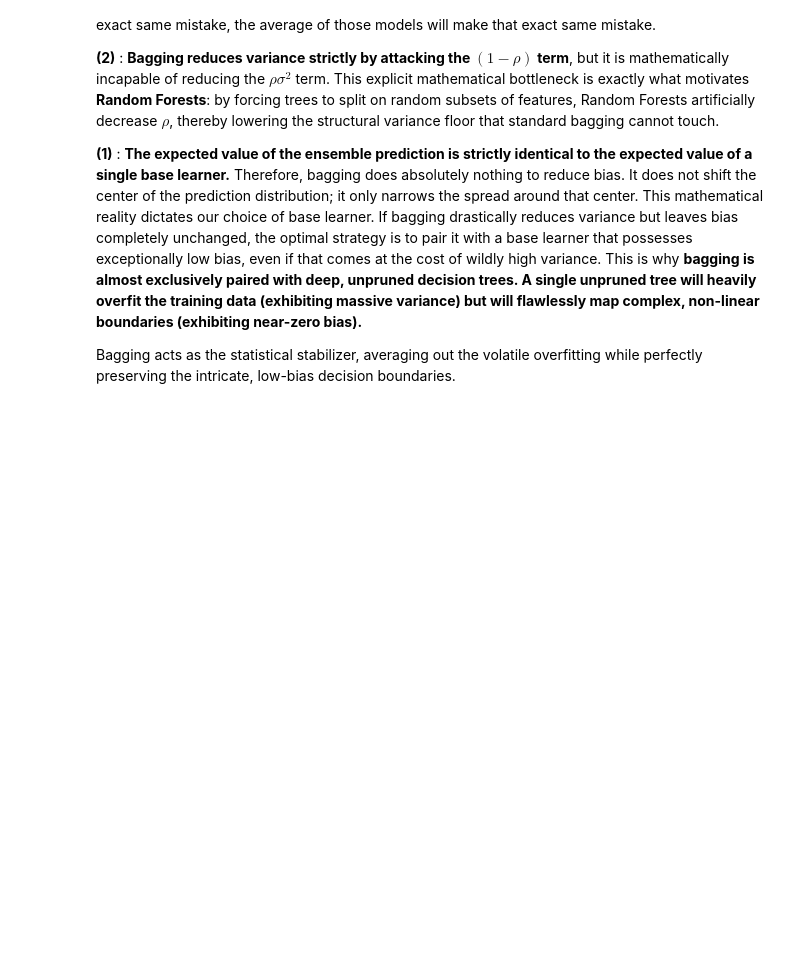
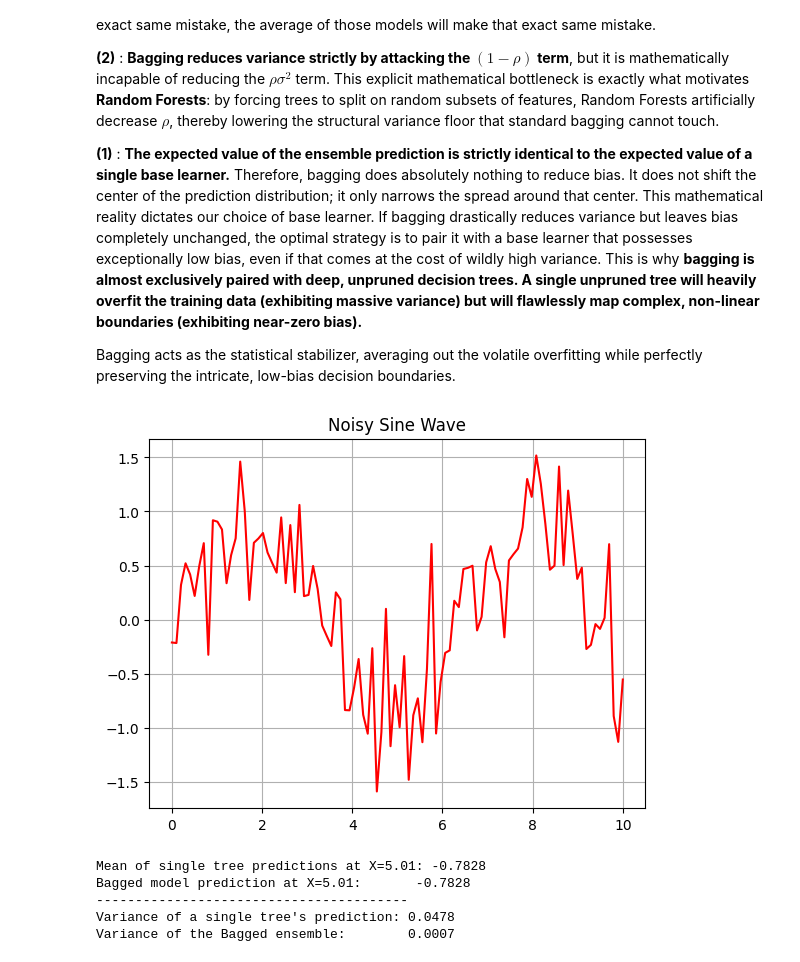
Before and after one commit to Smael-olk/Stats_ML_DL_AI, a Jupyter notebook: Bagging_Random_Forests.ipynb, the cells around one changed output. Drawn from its saved outputs; the diff is of its cells as text; code cells hidden in the pictures; blank space fills up the shorter version.

Commit message:
Variance Reduction

```diff
--- a/Bagging_Random_Forests.ipynb
+++ b/Bagging_Random_Forests.ipynb
@@ -29,3 +31,48 @@ Since the B learners train on correlated datasets, they make similar predictions
 This mathematical reality dictates our choice of base learner. If bagging drastically reduces variance but leaves bias completely unchanged, the optimal strategy is to pair it with a base learner that possesses exceptionally low bias, even if that comes at the cost of wildly high variance. This is why **bagging is almost exclusively paired with deep, unpruned decision trees. A single unpruned tree will heavily overfit the training data (exhibiting massive variance) but will flawlessly map complex, non-linear boundaries (exhibiting near-zero bias).**
 
 Bagging acts as the statistical stabilizer, averaging out the volatile overfitting while perfectly preserving the intricate, low-bias decision boundaries.
+# %%
+np.random.seed(571)
+
+# Noisy sine wave dataset
+X_train = np.linspace(0,10,100).reshape(-1,1)
+y_train = np.sin(X_train).ravel() + np.random.normal(0, 0.4, X_train.shape[0])
+
+plt.plot(X_train, y_train, color='red')
+plt.grid()
+plt.title(label="Noisy Sine Wave")
+
+X_test = np.linspace(0, 10, 500).reshape(-1, 1)
+y_true = np.sin(X_test).ravel()
+# %% [output]
+[figure, added]
+# %%
+B = 50  # Number of bootstrapped trees
+predictions = np.zeros((B, len(X_test)))
+
+
+for i in range(B):
+    X_boot, y_boot = resample(X_train, y_train)
+    tree = DecisionTreeRegressor(max_depth=6)
+    tree.fit(X_boot, y_boot)
+    predictions[i, :] = tree.predict(X_test)
+
+bagged_prediction = np.mean(predictions, axis=0)
+
+test_idx = 250
+single_tree_variance = np.var(predictions[:, test_idx])
+bagged_variance = single_tree_variance / B  # Simplified theoretical drop (assuming independent trees)
+actual_bagged_variance = np.var([np.mean(resample(predictions[:, test_idx])) for _ in range(100)])
+# (In practice, trees are correlated (rho > 0), so the variance doesn't drop to 0)
+
+print(f"Mean of single tree predictions at X={X_test[test_idx][0]:.2f}: {np.mean(predictions[:, test_idx]):.4f}")
+print(f"Bagged model prediction at X={X_test[test_idx][0]:.2f}:       {bagged_prediction[test_idx]:.4f}")
+print("-" * 40)
+print(f"Variance of a single tree's prediction: {single_tree_variance:.4f}")
+print(f"Variance of the Bagged ensemble:        {actual_bagged_variance:.4f}")
+# %% [output]
+Mean of single tree predictions at X=5.01: -0.7828
+Bagged model prediction at X=5.01:       -0.7828
+----------------------------------------
+Variance of a single tree's prediction: 0.0478
+Variance of the Bagged ensemble:        0.0007
```
Also changed, not shown: parts of 2 cells of this notebook.
